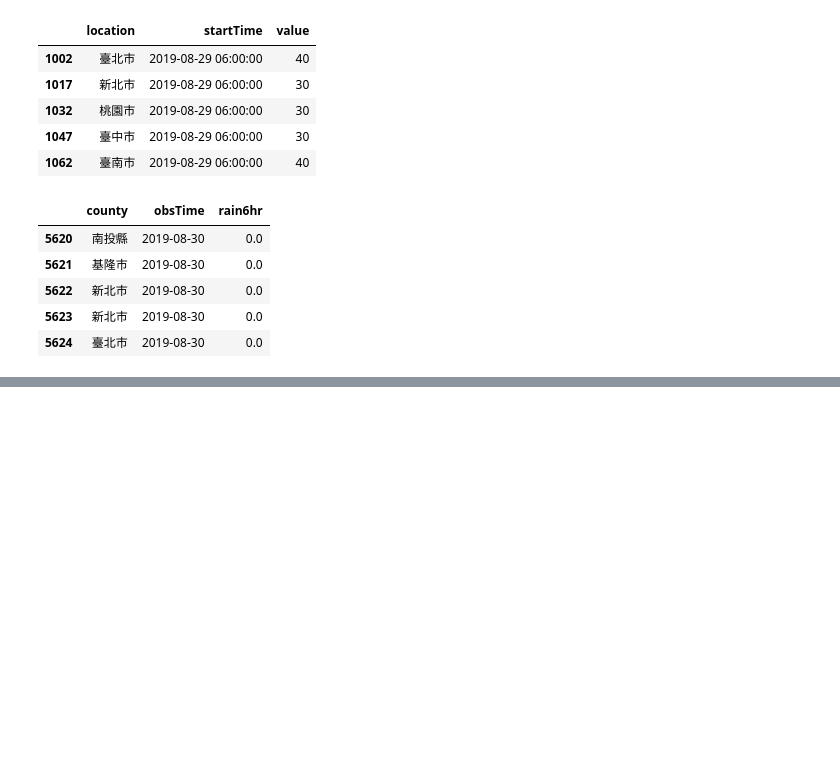
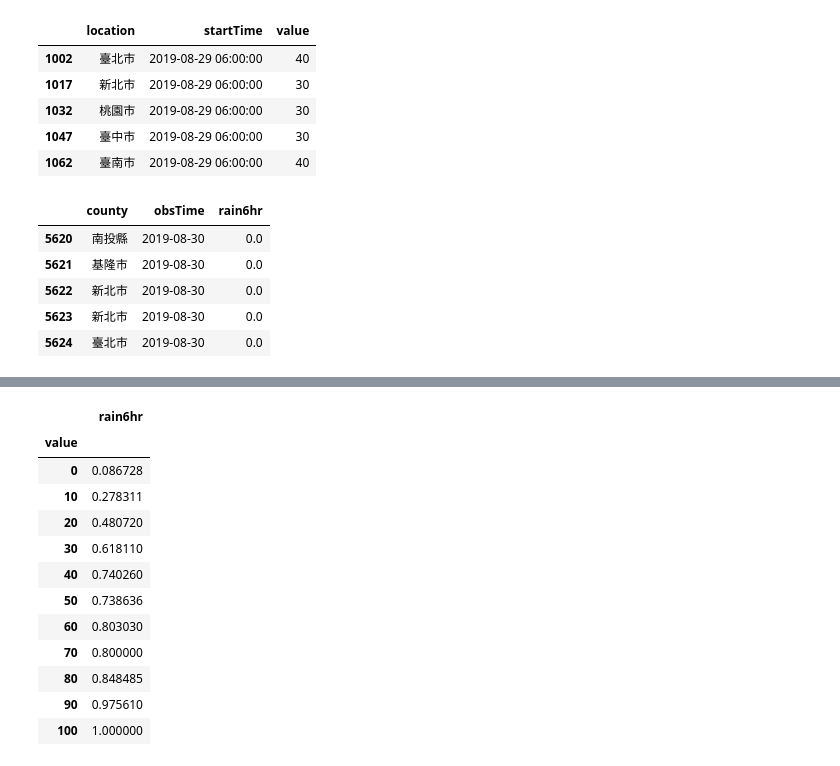
Before and after one commit to CYehLu/CWB_forecast_analysis, a Jupyter notebook: analysis_rainobs.ipynb, the cells around one changed output, grey strips where cells are left out. Saved outputs shown, nothing was run; the diff lists cells and outputs as text; code cells hidden in the pictures; blank space fills up the shorter version.

```diff
--- a/analysis_rainobs.ipynb
+++ b/analysis_rainobs.ipynb
@@ -478,0 +477,21 @@ df
+# %%
+tdf6g_m = tdf6g.merge(rain_f_6_18, left_on=['county', 'Time'], right_on=['location', 'startTime'])
+tdf6g_m.loc[tdf6g_m.rain6hr > 0, 'rain6hr'] = 1
+pop_f_o = tdf6g_m.groupby('value').mean()
+pop_f_o.index = pop_f_o.index.astype(int)
+pop_f_o = pop_f_o.sort_index()
+pop_f_o
+# %% [output]
+|  | rain6hr |
+| value |  |
+| 0 | 0.086728 |
+| 10 | 0.278311 |
+| 20 | 0.480720 |
+| 30 | 0.618110 |
+| 40 | 0.740260 |
+| 50 | 0.738636 |
+| 60 | 0.803030 |
+| 70 | 0.800000 |
+| 80 | 0.848485 |
+| 90 | 0.975610 |
+| 100 | 1.000000 |
```
Also changed, not shown: parts of 4 cells of this notebook.
